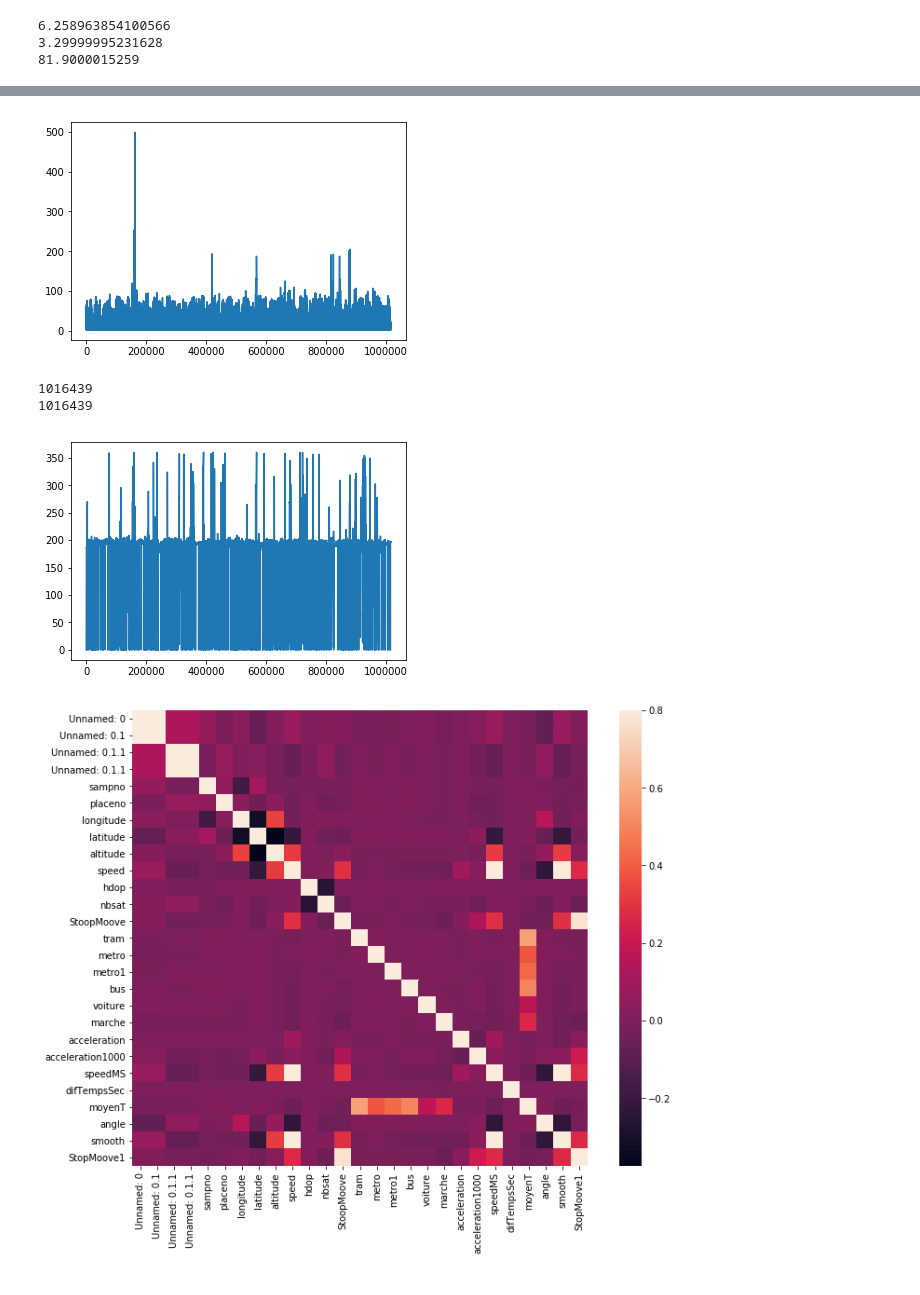
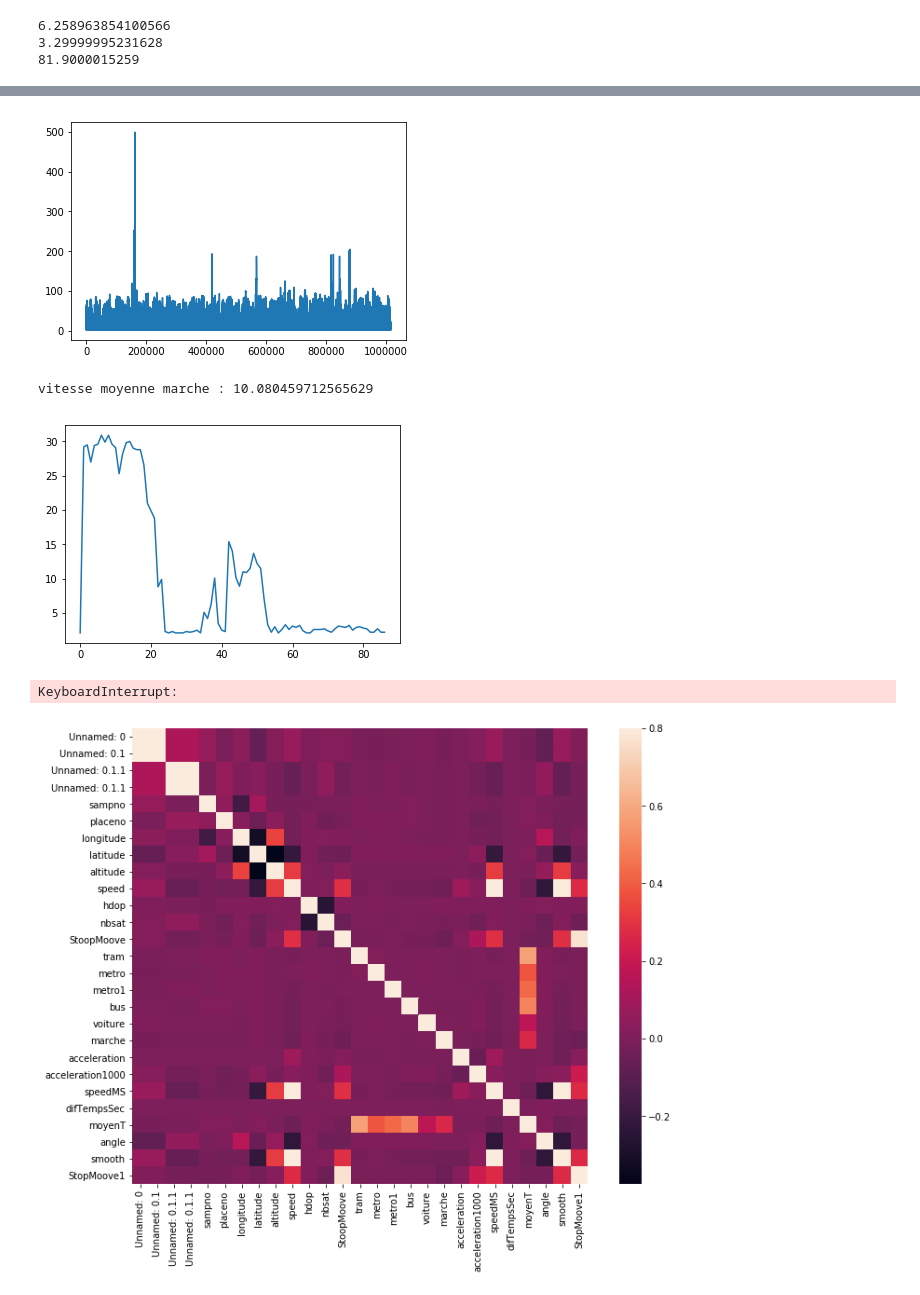
Before and after one commit to koper921/ProjetGpsFinal, a Jupyter notebook: Deuxième Approche/Projet au propre avec Stop Moove.ipynb, the cells around one changed output, grey strips where cells are left out. Saved outputs shown, nothing was run; the diff lists cells and outputs as text; code cells hidden in the pictures.

Commit message:
ajout remarque caracterisation de la classe Marche

```diff
--- a/Deuxième Approche/Projet au propre avec Stop Moove.ipynb
+++ b/Deuxième Approche/Projet au propre avec Stop Moove.ipynb
@@ -251,9 +251,9 @@ print(len(df_min))
 
 
 
-df_min2 = pd.read_csv('C:/Users/MyPC/Desktop/Projet Gps/AutreP/Livraison 1_CSV/corrected_gps_information_new.csv')
+#df_min2 = pd.read_csv('C:/Users/MyPC/Desktop/Projet Gps/AutreP/Livraison 1_CSV/corrected_gps_information_new.csv')
 
-print(df_min.head())
+print(df_min.loc[0:50])
 
 plt.plot(df_min.speed)
 plt.show()
@@ -295,6 +295,28 @@ smooth=[]
 #print(len(df_min))
 #
 #df_min.smooth=smooth
+
+def Mot(mot):
+    for i in range(0, len(df_min)):
+        if mot in df_min.label[i] :#and  df_min.speed[i]<8 and df_min.acceleration1000[i] <12 :  # on enleve le speed pour avoir le deb et la fin
+            #df_min.marche[i]=2
+            df_min.set_value(i ,'marche',2)
+
+Mot('promede')
+Mot('Promede')
+Mot('CHIEN')
+Mot('chien')
+Mot('Chien')
+Mot('marche')
+Mot('Marche')
+
+df_min3=df_min.loc[df_min['marche']==2,:]
+print("vitesse moyenne marche :",df_min3.speed.mean())
+plt.plot([i for i in range(0, len(df_min3))], df_min3.speed)
+plt.show()
+#plt.plot([i for i in range(0, len(df_min3))], df_min3.angle)
+#plt.show()
+
 
 
 
@@ -417,11 +439,7 @@ def MotV(mot):
             df_min.set_value(i ,'voiture',1)
 
 
-def Mot(mot):
-    for i in range(0, len(df_min)):
-        if mot in df_min.label[i] and  df_min.speed[i]<8 and df_min.acceleration1000[i] <12 :  # on enleve le speed pour avoir le deb et la fin
-            #df_min.marche[i]=2
-            df_min.set_value(i ,'marche',2)
+
 
 def MotB(mot):
     for i in range(0, len(df_min)):
@@ -449,11 +467,16 @@ def MotG(mot,motCat, df):
 # on a rajouté une vitesse limite au sein de la résidence ici 8km/h (on mettra surement plus bas ), Methode "Mot"
 #MotTram('TRAM')
 #MotTram('Tram')
-Mot('RÌ©sidence')
-
+#Mot('RÌ©sidence')
+Mot('promede')
+Mot('Promede')
 Mot('CHIEN')
 Mot('chien')
 Mot('Chien')
+Mot('marche')
+Mot('Marche')
+Mot('MARCHE CHIEN')
+
 #MotMetro('MÌ©tro')
 #MotMetro('METRO')
 
@@ -548,7 +571,7 @@ df_min.moyenT=df_min.bus+df_min.metro+df_min.marche+df_min.voiture
 [figure]
-1016439
-1016439
+vitesse moyenne marche : 10.080459712565629
-[figure, old version]
+[figure, new version]
+KeyboardInterrupt:
 # %%
 df_min.to_csv("LabelStopMooveSansModif.csv", sep=',')
 # %%
```
Also changed, not shown: parts of 5 cells of this notebook, 11 other files.
